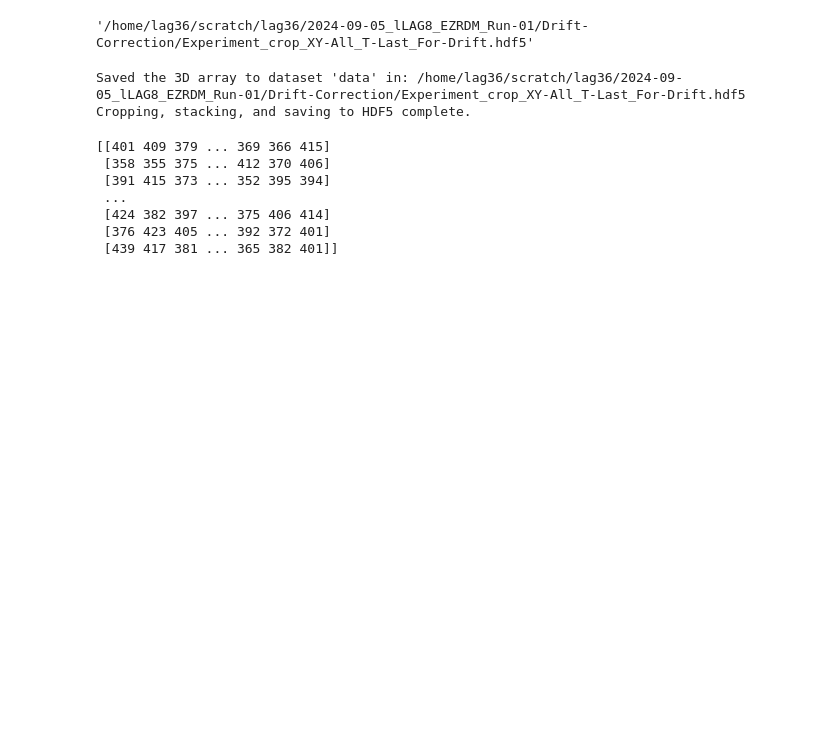
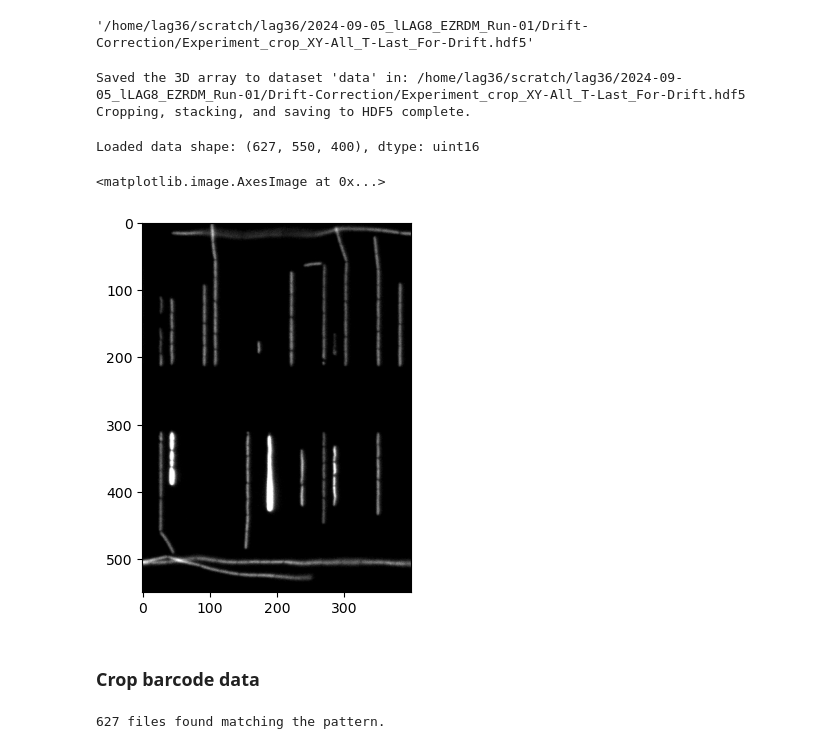
Before and after one commit to gutiloluis/lag_paulsson-lab, a Jupyter notebook: misc/2025-06-28_Manual-Drift-Recording/2025-06-28_Manual-Drift-Recording.ipynb, the cells around one changed output. Cells and saved outputs as stored; diff of their text form; code cells hidden in the pictures; blank space fills up the shorter version.

Commit message:
cropped images for drift alignment

```diff
--- a/misc/2025-06-28_Manual-Drift-Recording/2025-06-28_Manual-Drift-Recording.ipynb
+++ b/misc/2025-06-28_Manual-Drift-Recording/2025-06-28_Manual-Drift-Recording.ipynb
@@ -161,13 +144,3 @@ print("Cropping, stacking, and saving to HDF5 complete.")
 # %% [output]
 Saved the 3D array to dataset 'data' in: /home/lag36/scratch/lag36/2024-09-05_lLAG8_EZRDM_Run-01/Drift-Correction/Experiment_crop_XY-All_T-Last_For-Drift.hdf5
 Cropping, stacking, and saving to HDF5 complete.
-# %%
-positions
-# %% [output]
-[[401 409 379 ... 369 366 415]
- [358 355 375 ... 412 370 406]
- [391 415 373 ... 352 395 394]
- ...
- [424 382 397 ... 375 406 414]
- [376 423 405 ... 392 372 401]
- [439 417 381 ... 365 382 401]]
@@ -173,0 +151,17 @@ positions
+# %%
+EXPERIMENT_CROPPED_PATH = '/home/lag36/scratch/lag36/2024-09-05_lLAG8_EZRDM_Run-01/Drift-Correction/Experiment_crop_XY-All_T-Last_For-Drift.hdf5'
+# %%
+# open the HDF5 file to read the data
+with h5py.File(EXPERIMENT_CROPPED_PATH, 'r') as hf:
+    # Read the dataset
+    data = hf['data'][:]
+    print(f"Loaded data shape: {data.shape}, dtype: {data.dtype}")
+# %% [output]
+Loaded data shape: (627, 550, 400), dtype: uint16
+# %%
+plt.imshow(data[400, :, :], cmap='gray', vmin=500, vmax=3000)
+# %% [output]
+<matplotlib.image.AxesImage at 0x...>
+[figure, added]
+# %% [markdown]
+### Crop barcode data
@@ -173,0 +172,10 @@ positions
+# %%
+filename_pattern = 'fov=*_config=BF_t=0.hdf5'
+import glob
+# Find all files matching the pattern
+file_list = glob.glob(os.path.join(HEADPATH, filename_pattern))
+# Sort the file list to ensure consistent ordering accounting for numbers
+file_list.sort(key=lambda x: int(x.split('fov=')[1].split('_')[0]))
+print(len(file_list), "files found matching the pattern.")
+# %% [output]
+627 files found matching the pattern.
```
Also changed, not shown: parts of 11 cells of this notebook, 1 other file.
